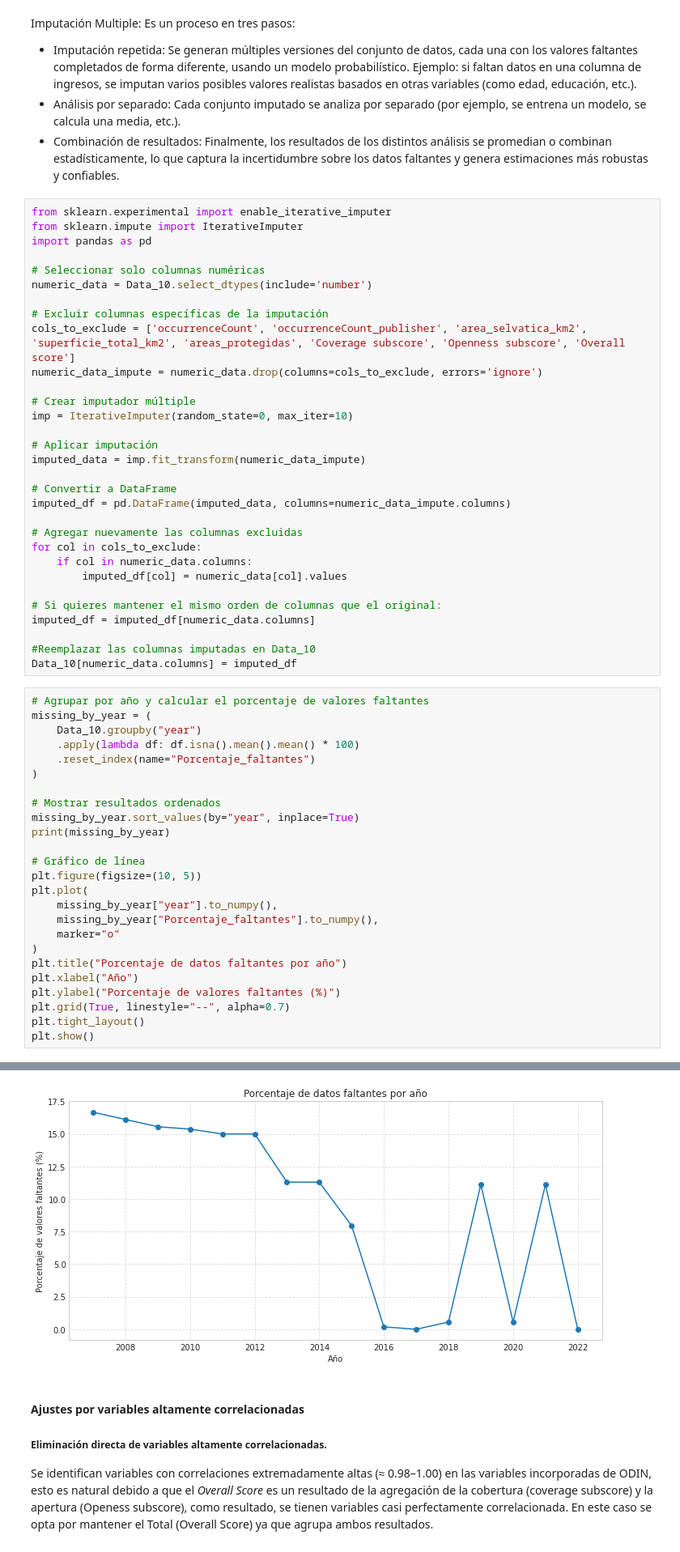
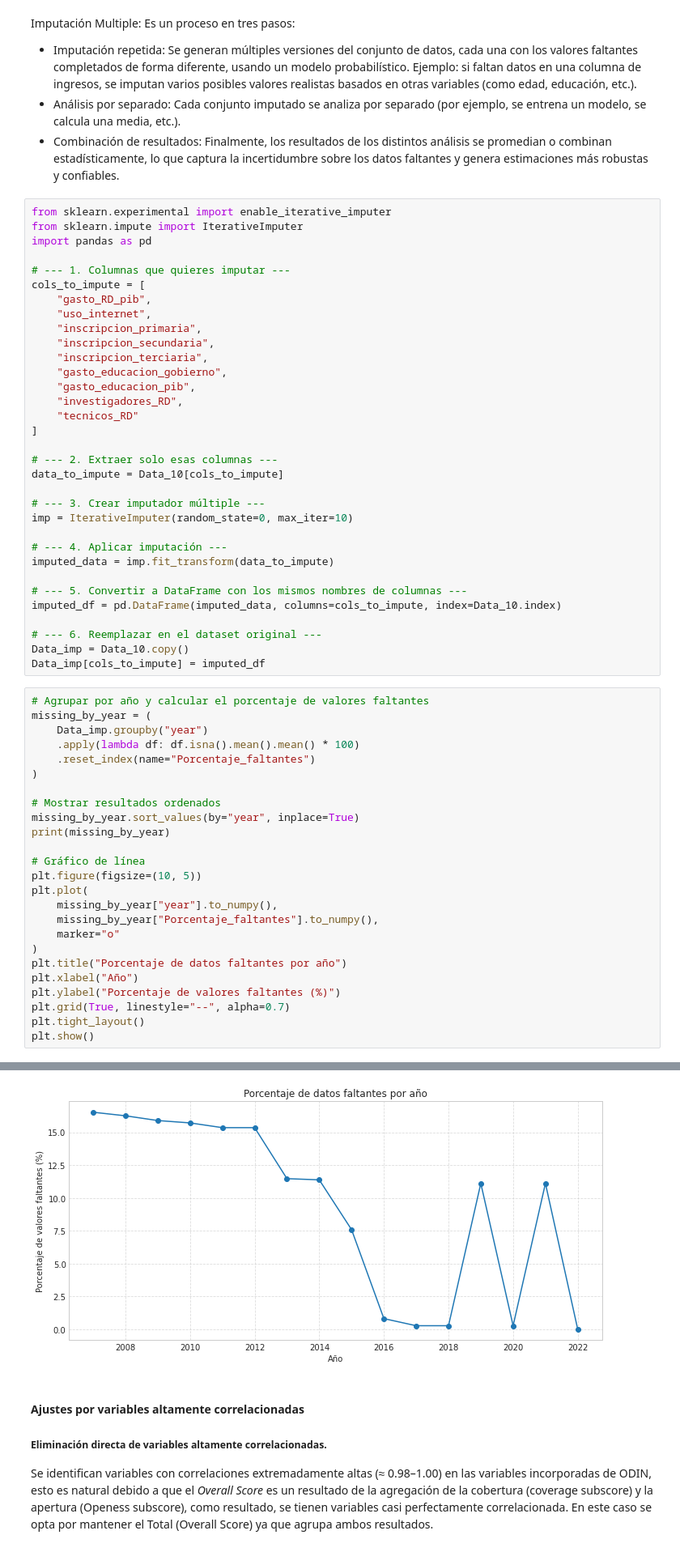
Before and after one commit to rortizgeo/Maestria_CD_Proyecto-Aplicado, a Jupyter notebook: PA_dataAnalysis.ipynb, the cells around one changed output, grey strips where cells are left out. Shown at 81% size. Saved outputs shown, nothing was run; the diff lists cells and outputs as text.

```diff
--- a/PA_dataAnalysis.ipynb
+++ b/PA_dataAnalysis.ipynb
@@ -1430,36 +1430,38 @@ from sklearn.experimental import enable_iterative_imputer
 from sklearn.impute import IterativeImputer
 import pandas as pd
 
-# Seleccionar solo columnas numéricas
-numeric_data = Data_10.select_dtypes(include='number')
+# --- 1. Columnas que quieres imputar ---
+cols_to_impute = [
+    "gasto_RD_pib",
+    "uso_internet",
+    "inscripcion_primaria",
+    "inscripcion_secundaria",
+    "inscripcion_terciaria",
+    "gasto_educacion_gobierno",
+    "gasto_educacion_pib",
+    "investigadores_RD",
+    "tecnicos_RD"
+]
 
-# Excluir columnas específicas de la imputación
-cols_to_exclude = ['occurrenceCount', 'occurrenceCount_publisher', 'area_selvatica_km2', 'superficie_total_km2', 'areas_protegidas', 'Coverage subscore', 'Openness subscore', 'Overall score']
-numeric_data_impute = numeric_data.drop(columns=cols_to_exclude, errors='ignore')
+# --- 2. Extraer solo esas columnas ---
+data_to_impute = Data_10[cols_to_impute]
 
-# Crear imputador múltiple
+# --- 3. Crear imputador múltiple ---
 imp = IterativeImputer(random_state=0, max_iter=10)
 
-# Aplicar imputación
-imputed_data = imp.fit_transform(numeric_data_impute)
+# --- 4. Aplicar imputación ---
+imputed_data = imp.fit_transform(data_to_impute)
 
-# Convertir a DataFrame
-imputed_df = pd.DataFrame(imputed_data, columns=numeric_data_impute.columns)
+# --- 5. Convertir a DataFrame con los mismos nombres de columnas ---
+imputed_df = pd.DataFrame(imputed_data, columns=cols_to_impute, index=Data_10.index)
 
-# Agregar nuevamente las columnas excluidas
-for col in cols_to_exclude:
-    if col in numeric_data.columns:
-        imputed_df[col] = numeric_data[col].values
-
-# Si quieres mantener el mismo orden de columnas que el original:
-imputed_df = imputed_df[numeric_data.columns]
-
-#Reemplazar las columnas imputadas en Data_10
-Data_10[numeric_data.columns] = imputed_df
+# --- 6. Reemplazar en el dataset original ---
+Data_imp = Data_10.copy()
+Data_imp[cols_to_impute] = imputed_df
 # %%
 # Agrupar por año y calcular el porcentaje de valores faltantes
 missing_by_year = (
-    Data_10.groupby("year")
+    Data_imp.groupby("year")
     .apply(lambda df: df.isna().mean().mean() * 100)
     .reset_index(name="Porcentaje_faltantes")
 )
@@ -1502,4 +1504,4 @@ plt.show()
-[figure, old version]
+[figure, new version]
 # %% [markdown]
 #### Ajustes por variables altamente correlacionadas
 
```
Also changed, not shown: parts of 5 cells of this notebook.
